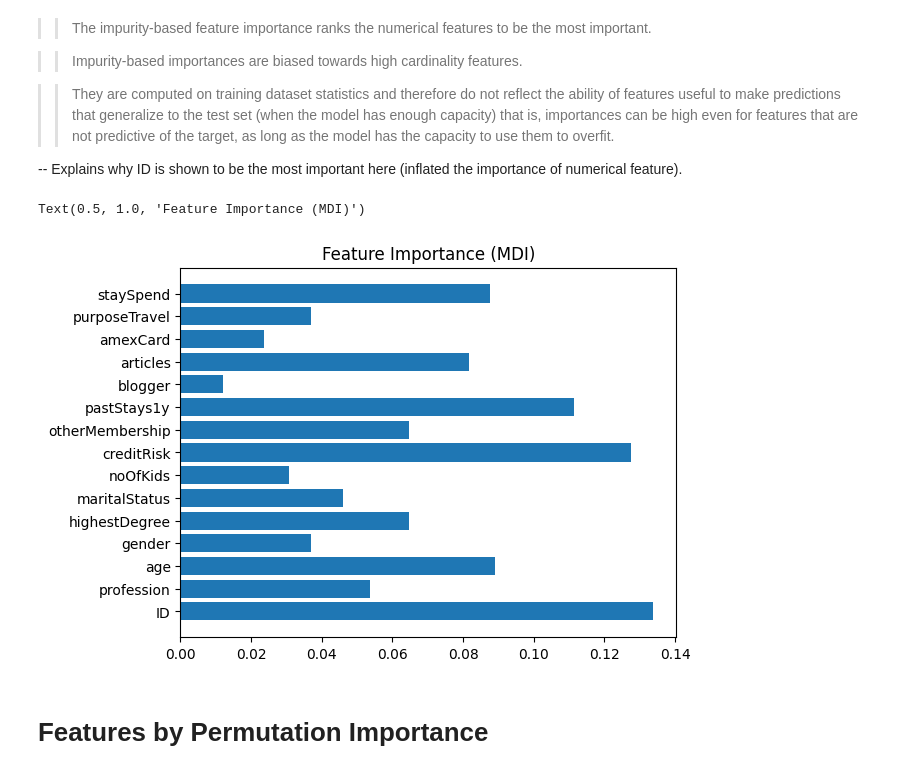
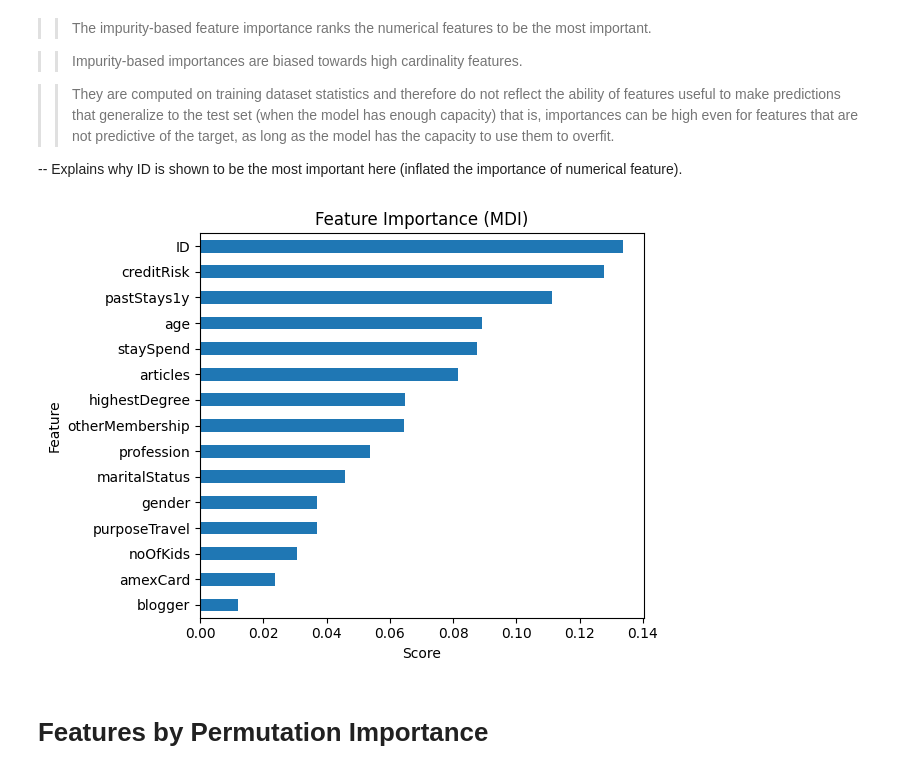
Before and after one commit to ranja-sarkar/DecisionTree, a Jupyter notebook: features_RFC.ipynb, the cells around one changed output. Saved outputs shown, nothing was run; the diff lists cells and outputs as text; code cells hidden in the pictures.

```diff
--- a/features_RFC.ipynb
+++ b/features_RFC.ipynb
@@ -221,14 +221,18 @@ rfc.get_params()
 >> They are computed on training dataset statistics and therefore do not reflect the ability of features useful to make predictions that generalize to the test set (when the model has enough capacity) that is, importances can be high even for features that are not predictive of the target, as long as the model has the capacity to use them to overfit.
 
 -- Explains why ID is shown to be the most important here (inflated the importance of numerical feature).
-# %%
-feats = list(train_df.columns)[0:15]
-
-plt.barh(feats, rfc.feature_importances_)
-plt.title ('Feature Importance (MDI)')
-# %% [output]
-Text(0.5, 1.0, 'Feature Importance (MDI)')
-[figure, removed]
+# %%
+feats = list(train_df.columns)[0:15]
+res = rfc.feature_importances_
+mdi_importances = pd.Series(res, index = feats).sort_values(ascending = True)
+
+ax = mdi_importances.plot.barh()
+ax.set_title("Feature Importance (MDI)")
+plt.xlabel('Score')
+plt.ylabel('Feature')
+ax.figure.tight_layout()
+# %% [output]
+[figure, added]
 # %% [markdown]
 # Features by Permutation Importance
 # %% [markdown]
```
